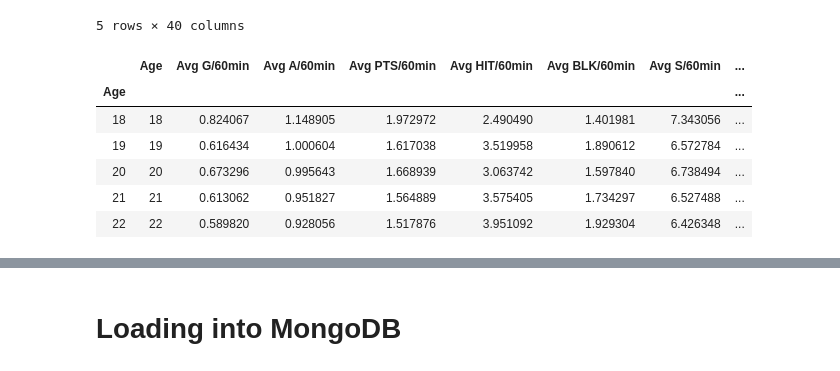
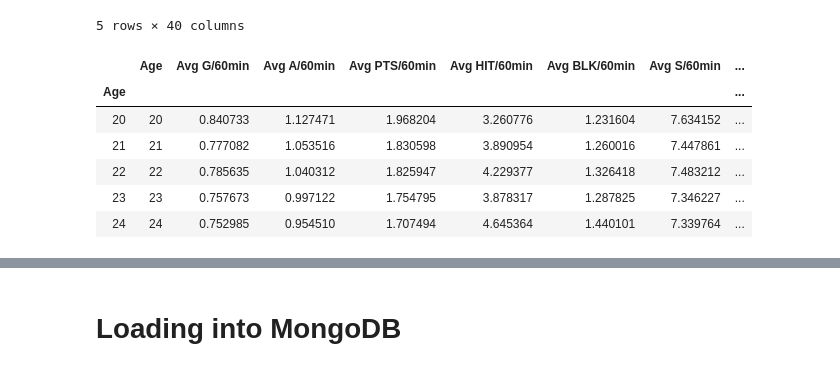
Before and after one commit to Silveris/HockeyStuff, a Jupyter notebook: data_transformation/data_load.ipynb, the cells around one changed output, grey strips where cells are left out. Saved outputs shown, nothing was run; the diff lists cells and outputs as text; code cells hidden in the pictures.

```diff
--- a/data_transformation/data_load.ipynb
+++ b/data_transformation/data_load.ipynb
@@ -169,15 +169,15 @@ complete_nhl_df.head()
 | 4 | 4 | 5 | Nikita Kucherov | kucheni01 | 23 | RW | TBL | 74.0 | 40 | 45 | ... | ... |
 5 rows × 40 columns
 # %%
-# age_df = groupby_avg(forwards_data, "Age")
-age_df = groupby_avg(complete_nhl_df, "Age")
-age_df.head()
+f_age_df = groupby_avg(forwards_data, "Age")
+# age_df = groupby_avg(complete_nhl_df, "Age")
+f_age_df.head()
 # %% [output]
 |  | Age | Avg G/60min | Avg A/60min | Avg PTS/60min | Avg HIT/60min | Avg BLK/60min | Avg S/60min | ... |
 | Age |  |  |  |  |  |  |  | ... |
-| 18 | 18 | 0.824067 | 1.148905 | 1.972972 | 2.490490 | 1.401981 | 7.343056 | ... |
-| 19 | 19 | 0.616434 | 1.000604 | 1.617038 | 3.519958 | 1.890612 | 6.572784 | ... |
-| 20 | 20 | 0.673296 | 0.995643 | 1.668939 | 3.063742 | 1.597840 | 6.738494 | ... |
-| 21 | 21 | 0.613062 | 0.951827 | 1.564889 | 3.575405 | 1.734297 | 6.527488 | ... |
-| 22 | 22 | 0.589820 | 0.928056 | 1.517876 | 3.951092 | 1.929304 | 6.426348 | ... |
+| 20 | 20 | 0.840733 | 1.127471 | 1.968204 | 3.260776 | 1.231604 | 7.634152 | ... |
+| 21 | 21 | 0.777082 | 1.053516 | 1.830598 | 3.890954 | 1.260016 | 7.447861 | ... |
+| 22 | 22 | 0.785635 | 1.040312 | 1.825947 | 4.229377 | 1.326418 | 7.483212 | ... |
+| 23 | 23 | 0.757673 | 0.997122 | 1.754795 | 3.878317 | 1.287825 | 7.346227 | ... |
+| 24 | 24 | 0.752985 | 0.954510 | 1.707494 | 4.645364 | 1.440101 | 7.339764 | ... |
 # %%
```
Also changed, not shown: parts of 17 cells of this notebook, 5 other files.
